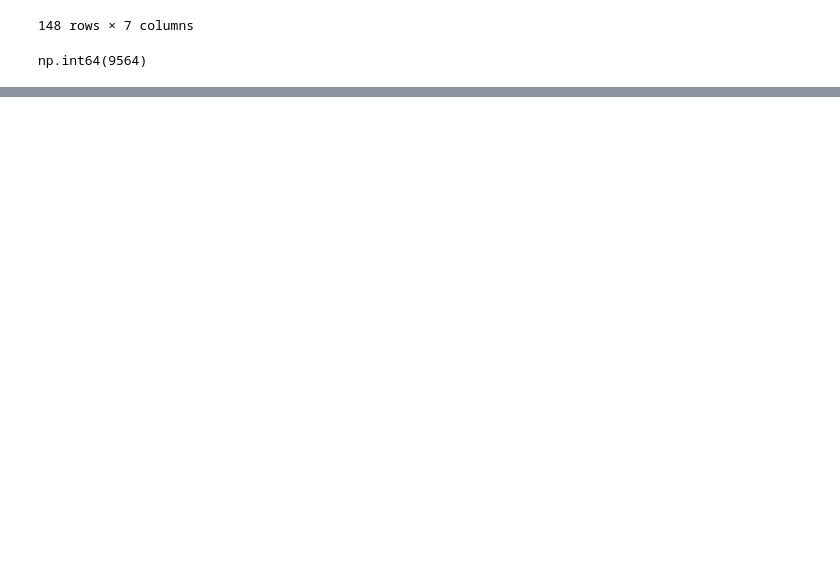
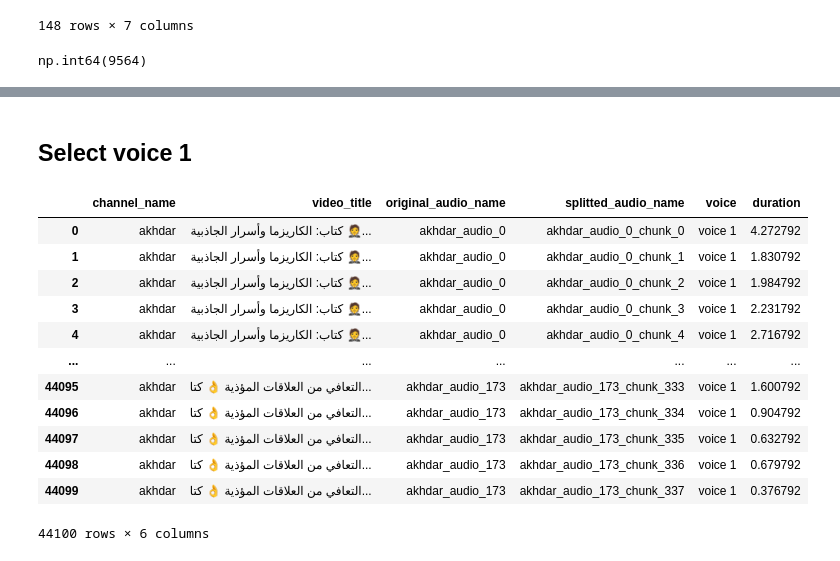
Before and after one commit to Mayyarkmp/Egyptian-Text-To-Speech, a Jupyter notebook: clean_data.ipynb, the cells around one changed output, grey strips where cells are left out. Saved outputs shown, nothing was run; the diff lists cells and outputs as text; code cells hidden in the pictures; blank space fills up the shorter version.

```diff
--- a/clean_data.ipynb
+++ b/clean_data.ipynb
@@ -191,0 +293,19 @@ np.int64(9564)
+# %% [markdown]
+## Select voice 1
+# %%
+df = df[df['voice'] == 'voice 1']
+df
+# %% [output]
+|  | channel_name | video_title | original_audio_name | splitted_audio_name | voice | duration |
+| 0 | akhdar | كتاب: الكاريزما وأسرار الجاذبية 🤵... | akhdar_audio_0 | akhdar_audio_0_chunk_0 | voice 1 | 4.272792 |
+| 1 | akhdar | كتاب: الكاريزما وأسرار الجاذبية 🤵... | akhdar_audio_0 | akhdar_audio_0_chunk_1 | voice 1 | 1.830792 |
+| 2 | akhdar | كتاب: الكاريزما وأسرار الجاذبية 🤵... | akhdar_audio_0 | akhdar_audio_0_chunk_2 | voice 1 | 1.984792 |
+| 3 | akhdar | كتاب: الكاريزما وأسرار الجاذبية 🤵... | akhdar_audio_0 | akhdar_audio_0_chunk_3 | voice 1 | 2.231792 |
+| 4 | akhdar | كتاب: الكاريزما وأسرار الجاذبية 🤵... | akhdar_audio_0 | akhdar_audio_0_chunk_4 | voice 1 | 2.716792 |
+| ... | ... | ... | ... | ... | ... | ... |
+| 44095 | akhdar | التعافي من العلاقات المؤذية 👌 كتا... | akhdar_audio_173 | akhdar_audio_173_chunk_333 | voice 1 | 1.600792 |
+| 44096 | akhdar | التعافي من العلاقات المؤذية 👌 كتا... | akhdar_audio_173 | akhdar_audio_173_chunk_334 | voice 1 | 0.904792 |
+| 44097 | akhdar | التعافي من العلاقات المؤذية 👌 كتا... | akhdar_audio_173 | akhdar_audio_173_chunk_335 | voice 1 | 0.632792 |
+| 44098 | akhdar | التعافي من العلاقات المؤذية 👌 كتا... | akhdar_audio_173 | akhdar_audio_173_chunk_336 | voice 1 | 0.679792 |
+| 44099 | akhdar | التعافي من العلاقات المؤذية 👌 كتا... | akhdar_audio_173 | akhdar_audio_173_chunk_337 | voice 1 | 0.376792 |
+44100 rows × 6 columns
```
Also changed, not shown: parts of 33 cells of this notebook, 13 other files.
